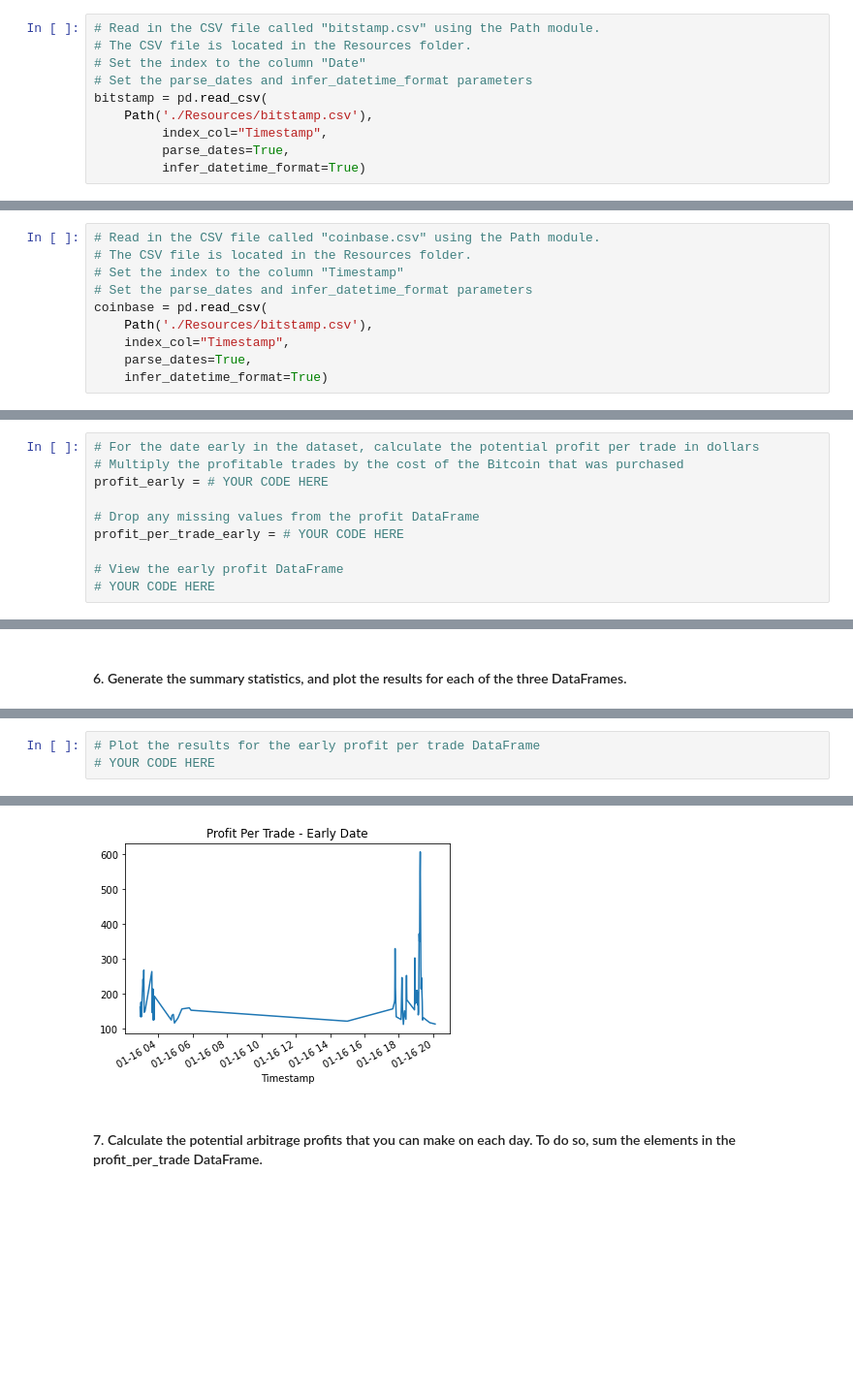
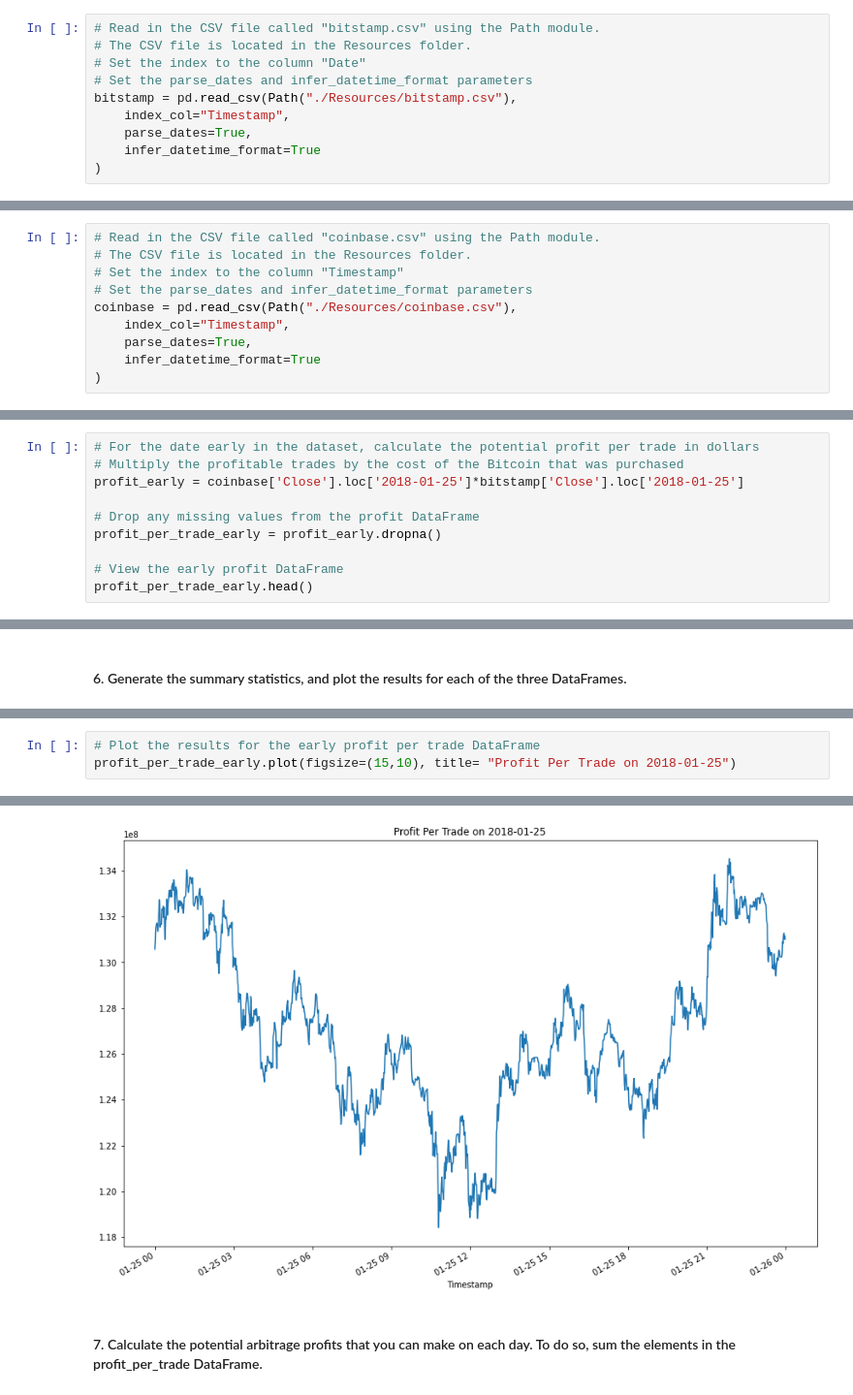
Before and after one commit to jpqt/Challenge_3, a Jupyter notebook: Starter_Code/crypto_arbitrage.ipynb, the cells around one changed output, grey strips where cells are left out. Shown at 97% size. Drawn from its saved outputs; the diff is of its cells as text; blank space fills up the shorter version.

```diff
--- a/Starter_Code/crypto_arbitrage.ipynb
+++ b/Starter_Code/crypto_arbitrage.ipynb
@@ -37,11 +37,11 @@ Instructions.
 # The CSV file is located in the Resources folder.
 # Set the index to the column "Date"
 # Set the parse_dates and infer_datetime_format parameters
-bitstamp = pd.read_csv(
-    Path('./Resources/bitstamp.csv'),
-         index_col="Timestamp",
-         parse_dates=True,
-         infer_datetime_format=True)
+bitstamp = pd.read_csv(Path("./Resources/bitstamp.csv"),
+    index_col="Timestamp",
+    parse_dates=True,
+    infer_datetime_format=True
+)
 # %% [markdown]
 ### Step 2: Use the `head` (and/or the `tail`) function to confirm that Pandas properly imported the data.
 # %%
@@ -63,10 +62,10 @@ bitstamp.tail()
 # The CSV file is located in the Resources folder.
 # Set the index to the column "Timestamp"
 # Set the parse_dates and infer_datetime_format parameters
-coinbase = pd.read_csv(
-    Path('./Resources/bitstamp.csv'),
+coinbase = pd.read_csv(Path("./Resources/coinbase.csv"),
     index_col="Timestamp",
     parse_dates=True,
-    infer_datetime_format=True)
+    infer_datetime_format=True
+)
 # %%
 # Use the head (and/or tail) function to confirm that the data was imported properly.
@@ -539,12 +620,12 @@ Name: Close, dtype: float64
 # %%
 # For the date early in the dataset, calculate the potential profit per trade in dollars
 # Multiply the profitable trades by the cost of the Bitcoin that was purchased
-profit_early = # YOUR CODE HERE
+profit_early = coinbase['Close'].loc['2018-01-25']*bitstamp['Close'].loc['2018-01-25']
 
 # Drop any missing values from the profit DataFrame
-profit_per_trade_early = # YOUR CODE HERE
+profit_per_trade_early = profit_early.dropna()
 
 # View the early profit DataFrame
-# YOUR CODE HERE
+profit_per_trade_early.head()
 # %% [output]
 Timestamp
@@ -577,5 +652,5 @@ max      606.800000
 Name: Close, dtype: float64
 # %%
 # Plot the results for the early profit per trade DataFrame
-# YOUR CODE HERE
+profit_per_trade_early.plot(figsize=(15,10), title= "Profit Per Trade on 2018-01-25")
 # %% [output]
@@ -583,4 +658,4 @@ Name: Close, dtype: float64
-[figure, old version]
+[figure, new version]
 # %% [markdown]
 #### 7. Calculate the potential arbitrage profits that you can make on each day. To do so, sum the elements in the profit_per_trade DataFrame.
 # %%
```
Also changed, not shown: parts of 43 cells of this notebook, 1 other file.
